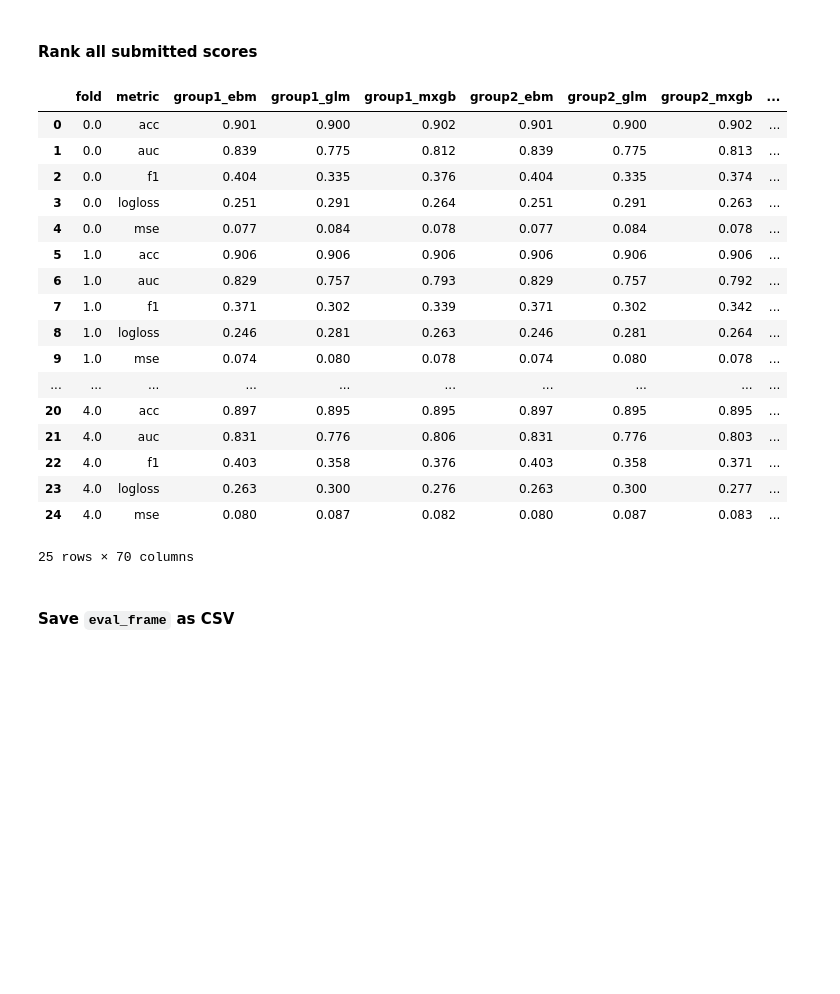
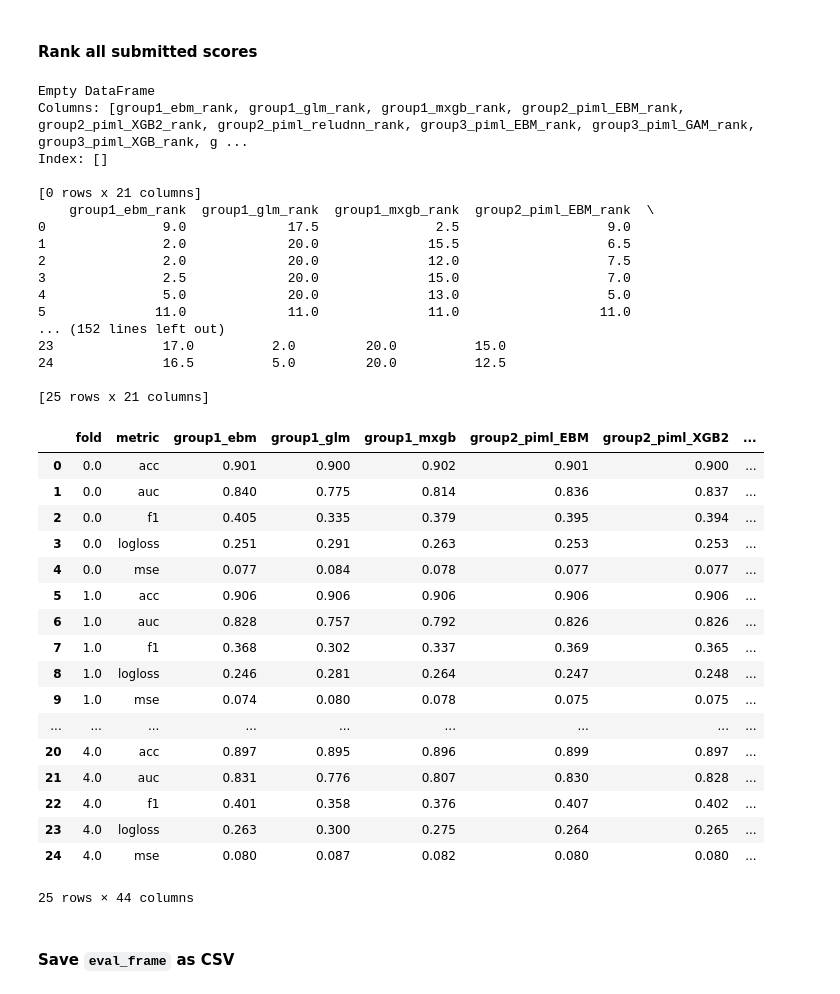
Before and after one commit to jphall663/GWU_rml, a Jupyter notebook: assignments/eval.ipynb, the cells around one changed output. Cells and saved outputs as stored; diff of their text form; code cells hidden in the pictures; blank space fills up the shorter version.

Commit message:
rank models for assignment 1

```diff
--- a/assignments/eval.ipynb
+++ b/assignments/eval.ipynb
@@ -51,7 +51,7 @@ np.random.seed(SEED)
 scores_frame['fold'] = np.random.choice(5, scores_frame.shape[0])
 
 # read in each score file in the directory as a new column
-for file in os.listdir(scores_dir):
+for file in sorted(os.listdir(scores_dir)):
     if file != 'key.csv' and file.endswith('.csv'):
         scores_frame[file[:-4]] = pd.read_csv(scores_dir + os.sep + file)['phat']
 
@@ -185,55 +185,72 @@ for fold in sorted(scores_frame['fold'].unique()): # loop through folds
         eval_frame = eval_frame.append(row_dict, ignore_index=True)
 
 # init a temporary frame to hold rank information
-rank_names = [name + '_rank' for name in eval_frame.columns if name not in ['fold', 'metric']]
+rank_names = [name + '_rank' for name in sorted(eval_frame.columns) if name not in ['fold', 'metric']]
 rank_frame = pd.DataFrame(columns=rank_names)
 
 # set columns to necessary order
 eval_frame = eval_frame[['fold', 'metric'] + [name for name in sorted(eval_frame.columns) if name not in ['fold', 'metric']]]
 
 # determine score ranks row-by-row
 for i in range(0, eval_frame.shape[0]):
 
         # get ranks for row based on metric
         metric_name = eval_frame.loc[i, 'metric']
         if metric_name in ['logloss', 'mse']:
             ranks = eval_frame.iloc[i, 2:].rank().values
         else:
             ranks = eval_frame.iloc[i, 2:].rank(ascending=False).values
 
         # create single-row frame and append to rank_frame
         row_frame = pd.DataFrame(ranks.reshape(1, ranks.shape[0]), columns=rank_names)
         rank_frame = rank_frame.append(row_frame, ignore_index=True)
 
         # house keeping
         del row_frame
 
 # merge ranks onto eval_frame
 eval_frame = pd.concat([eval_frame, rank_frame], axis=1)
 
 # house keeping
 del rank_frame
 
 eval_frame
 # %% [output]
+Empty DataFrame
+Columns: [group1_ebm_rank, group1_glm_rank, group1_mxgb_rank, group2_piml_EBM_rank, group2_piml_XGB2_rank, group2_piml_reludnn_rank, group3_piml_EBM_rank, group3_piml_GAM_rank, group3_piml_XGB_rank, g ...
+Index: []
+
+[0 rows x 21 columns]
+    group1_ebm_rank  group1_glm_rank  group1_mxgb_rank  group2_piml_EBM_rank  \
+0               9.0             17.5               2.5                   9.0
+1               2.0             20.0              15.5                   6.5
+2               2.0             20.0              12.0                   7.5
+3               2.5             20.0              15.0                   7.0
+4               5.0             20.0              13.0                   5.0
+5              11.0             11.0              11.0                  11.0
+... (152 lines left out)
+23              17.0          2.0         20.0          15.0
+24              16.5          5.0         20.0          12.5
+
+[25 rows x 21 columns]
-|  | fold | metric | group1_ebm | group1_glm | group1_mxgb | group2_ebm | group2_glm | group2_mxgb | ... |
-| 0 | 0.0 | acc | 0.901 | 0.900 | 0.902 | 0.901 | 0.900 | 0.902 | ... |
-| 1 | 0.0 | auc | 0.839 | 0.775 | 0.812 | 0.839 | 0.775 | 0.813 | ... |
-| 2 | 0.0 | f1 | 0.404 | 0.335 | 0.376 | 0.404 | 0.335 | 0.374 | ... |
-| 3 | 0.0 | logloss | 0.251 | 0.291 | 0.264 | 0.251 | 0.291 | 0.263 | ... |
-| 4 | 0.0 | mse | 0.077 | 0.084 | 0.078 | 0.077 | 0.084 | 0.078 | ... |
-| 5 | 1.0 | acc | 0.906 | 0.906 | 0.906 | 0.906 | 0.906 | 0.906 | ... |
-| 6 | 1.0 | auc | 0.829 | 0.757 | 0.793 | 0.829 | 0.757 | 0.792 | ... |
-| 7 | 1.0 | f1 | 0.371 | 0.302 | 0.339 | 0.371 | 0.302 | 0.342 | ... |
-| 8 | 1.0 | logloss | 0.246 | 0.281 | 0.263 | 0.246 | 0.281 | 0.264 | ... |
-| 9 | 1.0 | mse | 0.074 | 0.080 | 0.078 | 0.074 | 0.080 | 0.078 | ... |
-| ... | ... | ... | ... | ... | ... | ... | ... | ... | ... |
-| 20 | 4.0 | acc | 0.897 | 0.895 | 0.895 | 0.897 | 0.895 | 0.895 | ... |
-| 21 | 4.0 | auc | 0.831 | 0.776 | 0.806 | 0.831 | 0.776 | 0.803 | ... |
-| 22 | 4.0 | f1 | 0.403 | 0.358 | 0.376 | 0.403 | 0.358 | 0.371 | ... |
-| 23 | 4.0 | logloss | 0.263 | 0.300 | 0.276 | 0.263 | 0.300 | 0.277 | ... |
-| 24 | 4.0 | mse | 0.080 | 0.087 | 0.082 | 0.080 | 0.087 | 0.083 | ... |
+|  | fold | metric | group1_ebm | group1_glm | group1_mxgb | group2_piml_EBM | group2_piml_XGB2 | ... |
+| 0 | 0.0 | acc | 0.901 | 0.900 | 0.902 | 0.901 | 0.900 | ... |
+| 1 | 0.0 | auc | 0.840 | 0.775 | 0.814 | 0.836 | 0.837 | ... |
+| 2 | 0.0 | f1 | 0.405 | 0.335 | 0.379 | 0.395 | 0.394 | ... |
+| 3 | 0.0 | logloss | 0.251 | 0.291 | 0.263 | 0.253 | 0.253 | ... |
+| 4 | 0.0 | mse | 0.077 | 0.084 | 0.078 | 0.077 | 0.077 | ... |
+| 5 | 1.0 | acc | 0.906 | 0.906 | 0.906 | 0.906 | 0.906 | ... |
+| 6 | 1.0 | auc | 0.828 | 0.757 | 0.792 | 0.826 | 0.826 | ... |
+| 7 | 1.0 | f1 | 0.368 | 0.302 | 0.337 | 0.369 | 0.365 | ... |
+| 8 | 1.0 | logloss | 0.246 | 0.281 | 0.264 | 0.247 | 0.248 | ... |
+| 9 | 1.0 | mse | 0.074 | 0.080 | 0.078 | 0.075 | 0.075 | ... |
+| ... | ... | ... | ... | ... | ... | ... | ... | ... |
+| 20 | 4.0 | acc | 0.897 | 0.895 | 0.896 | 0.899 | 0.897 | ... |
+| 21 | 4.0 | auc | 0.831 | 0.776 | 0.807 | 0.830 | 0.828 | ... |
+| 22 | 4.0 | f1 | 0.401 | 0.358 | 0.376 | 0.407 | 0.402 | ... |
+| 23 | 4.0 | logloss | 0.263 | 0.300 | 0.275 | 0.264 | 0.265 | ... |
+| 24 | 4.0 | mse | 0.080 | 0.087 | 0.082 | 0.080 | 0.080 | ... |
-25 rows × 70 columns
+25 rows × 44 columns
 # %% [markdown]
 #### Save `eval_frame` as CSV
 # %%
```
Also changed, not shown: parts of 2 cells of this notebook, 2 other files.
